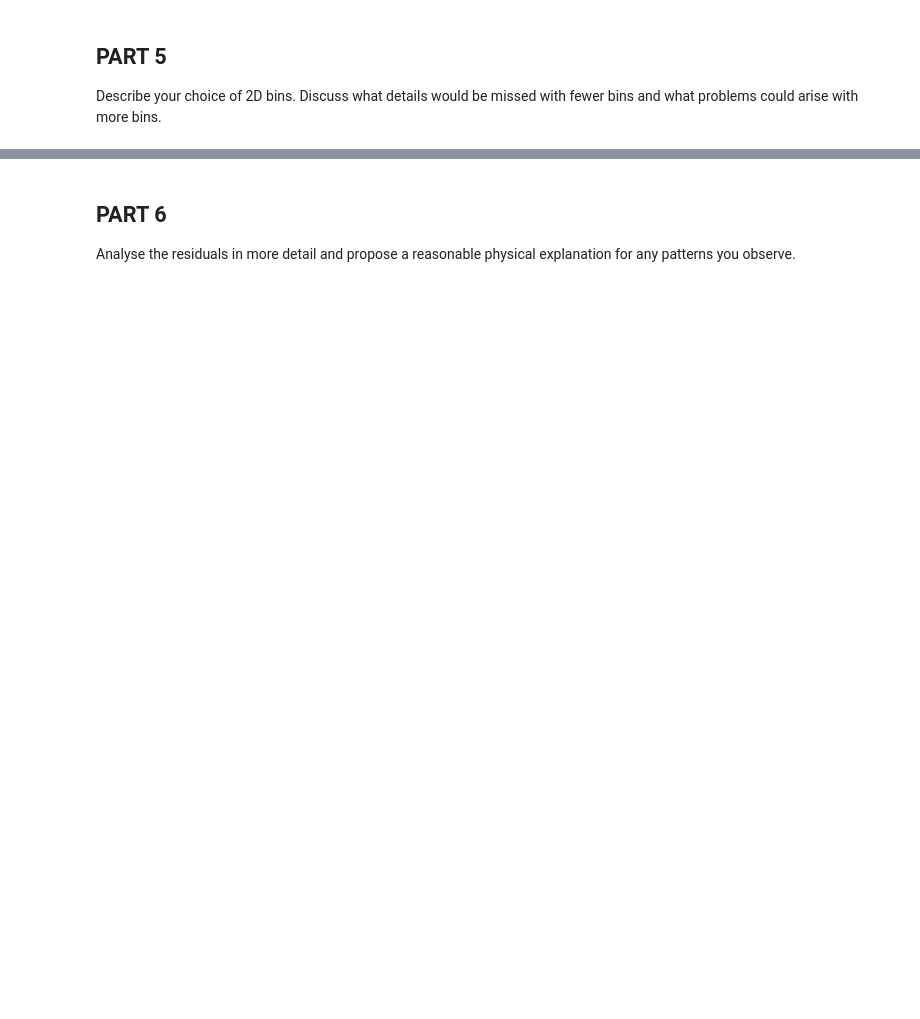
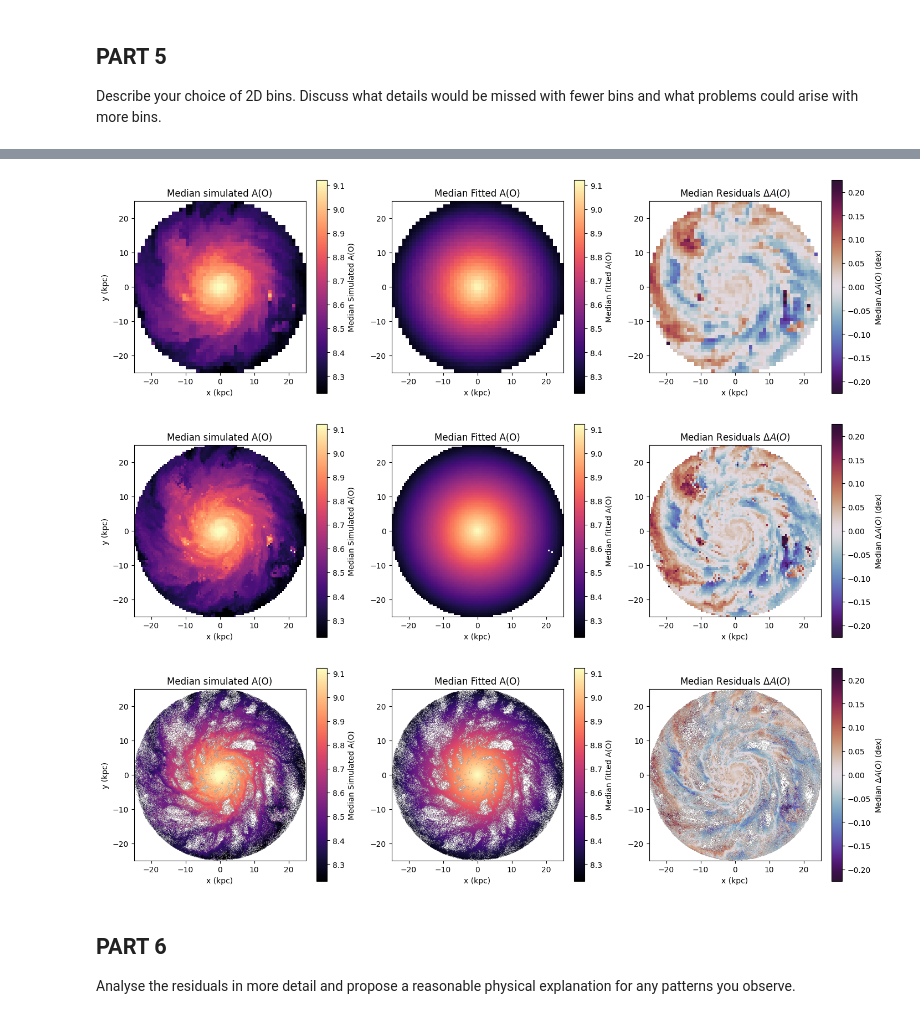
Before and after one commit to u7678360/ASTR4004-Assignment-2, a Jupyter notebook: Question 3.ipynb, the cells around one changed output, grey strips where cells are left out. Saved outputs shown, nothing was run; the diff lists cells and outputs as text; code cells hidden in the pictures; blank space fills up the shorter version.

```diff
--- a/Question 3.ipynb
+++ b/Question 3.ipynb
@@ -36,3 +170,11 @@ and what problems could arise with more bins.
+# %%
+A_O_histograms(50)
+A_O_histograms(100)
+A_O_histograms(500)
+# %% [output]
+[figure, added]
+[figure, added]
+[figure, added]
 # %% [markdown]
 ## PART 6
 Analyse the residuals in more detail and propose a reasonable physical explanation for
```
Also changed, not shown: parts of 5 cells of this notebook, 6 other files.
